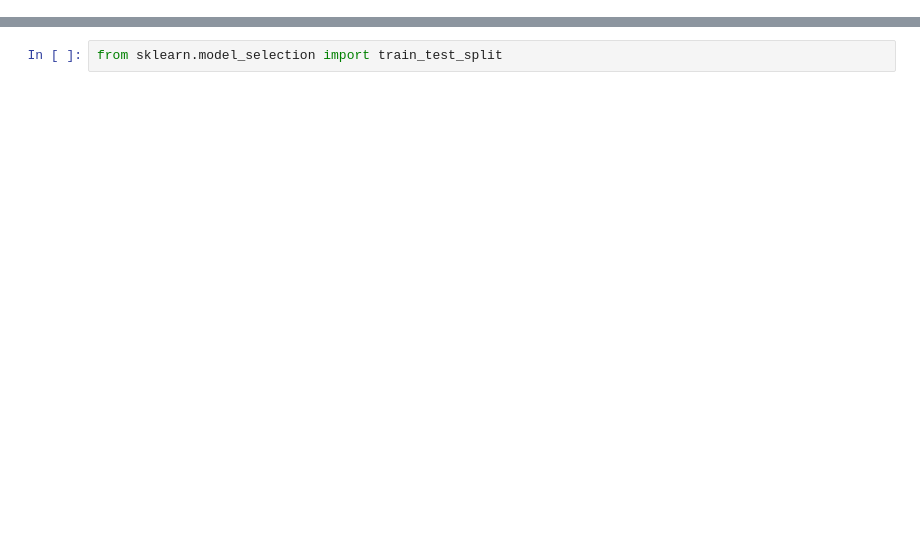
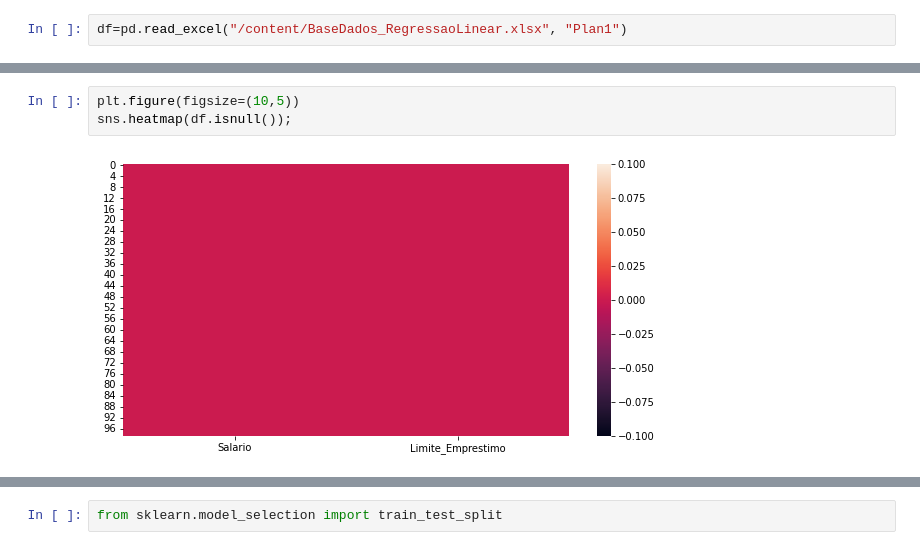
Before and after one commit to felipelimapy/Study-on-Machine-Learning, a Jupyter notebook: RegressãoLinear.ipynb, the cells around one changed output, grey strips where cells are left out. Saved outputs shown, nothing was run; the diff lists cells and outputs as text; blank space fills up the shorter version.

```diff
--- a/RegressãoLinear.ipynb
+++ b/RegressãoLinear.ipynb
@@ -31,0 +8,2 @@ x= np.insert(x,0, d.values, axis=1)
+# %%
+df=pd.read_excel("/content/BaseDados_RegressaoLinear.xlsx", "Plan1")
@@ -31,0 +35,5 @@ x= np.insert(x,0, d.values, axis=1)
+# %%
+plt.figure(figsize=(10,5))
+sns.heatmap(df.isnull());
+# %% [output]
+[figure, added]
```
Also changed, not shown: parts of 28 cells of this notebook.
